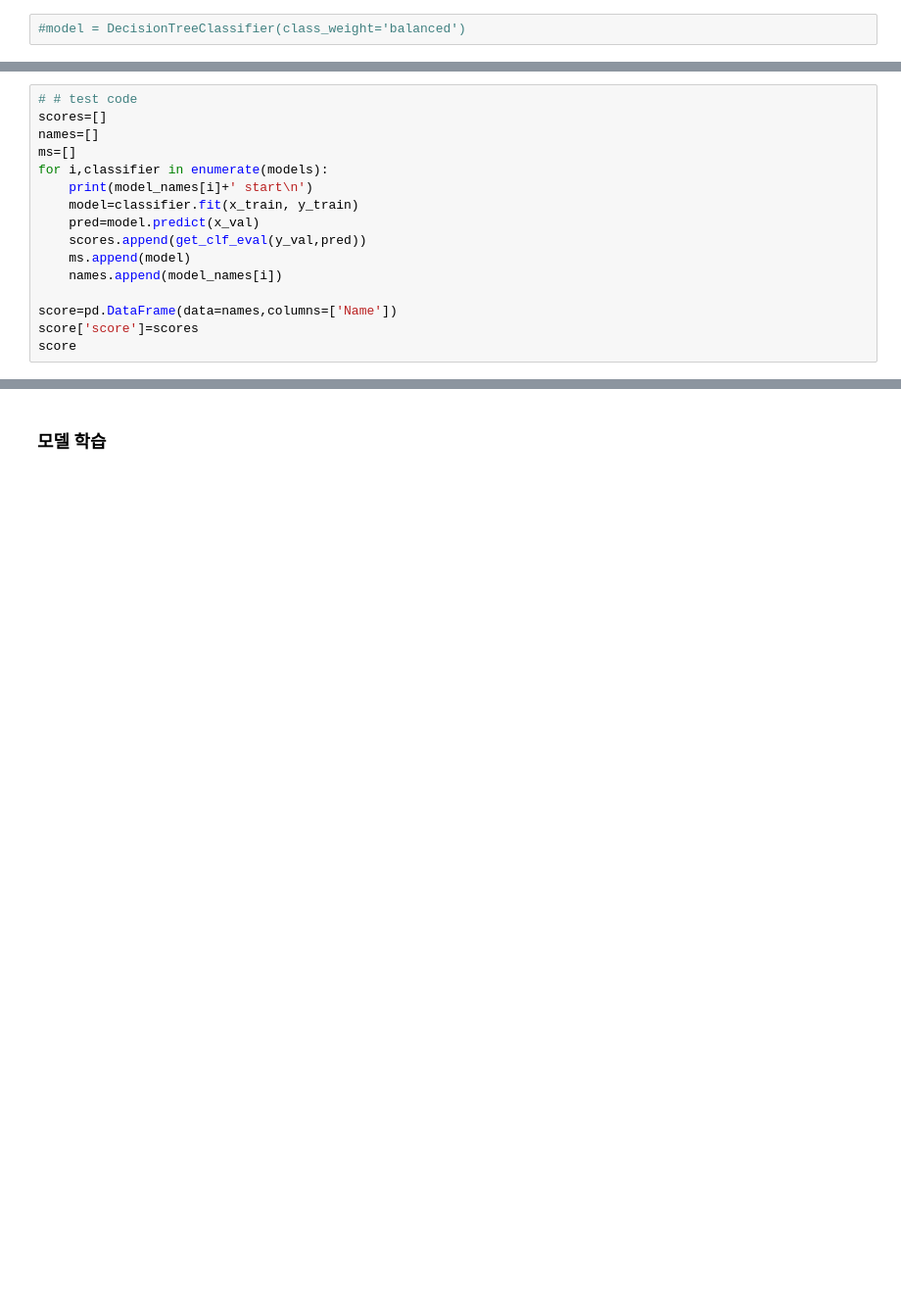
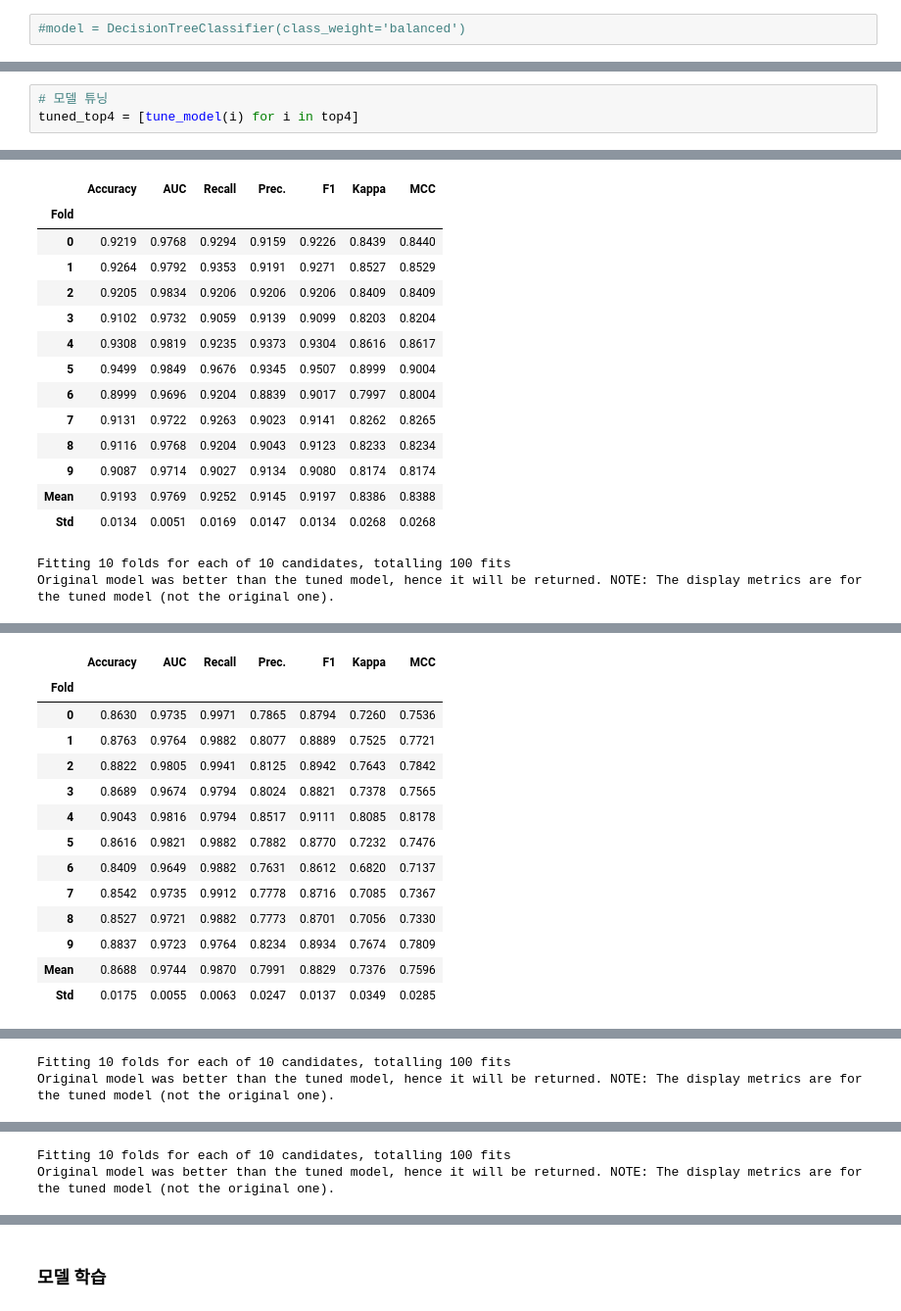
Before and after one commit to lg-aimers-yes/lg-aimers, a Jupyter notebook: code.ipynb, the cells around one changed output, grey strips where cells are left out. Shown at 98% size. Drawn from its saved outputs; the diff is of its cells as text; blank space fills up the shorter version.

```diff
--- a/code.ipynb
+++ b/code.ipynb
@@ -293,16 +247,0 @@ def get_clf_eval(y_test, y_pred=None):
-# %%
-# # test code
-scores=[]
-names=[]
-ms=[]
-for i,classifier in enumerate(models):
-    print(model_names[i]+' start\n')
-    model=classifier.fit(x_train, y_train)
-    pred=model.predict(x_val)
-    scores.append(get_clf_eval(y_val,pred))
-    ms.append(model)
-    names.append(model_names[i])
-
-score=pd.DataFrame(data=names,columns=['Name'])
-score['score']=scores
-score
@@ -394,0 +314,4 @@ LGBMClassifier(learning_rate=0.05, n_estimators=1000, random_state=42)
+# %%
+# 모델 튜닝
+tuned_top4 = [tune_model(i) for i in top4]
+# %% [output]
@@ -394,0 +319,16 @@ LGBMClassifier(learning_rate=0.05, n_estimators=1000, random_state=42)
+|  | Accuracy | AUC | Recall | Prec. | F1 | Kappa | MCC |
+| Fold |  |  |  |  |  |  |  |
+| 0 | 0.9219 | 0.9768 | 0.9294 | 0.9159 | 0.9226 | 0.8439 | 0.8440 |
+| 1 | 0.9264 | 0.9792 | 0.9353 | 0.9191 | 0.9271 | 0.8527 | 0.8529 |
+| 2 | 0.9205 | 0.9834 | 0.9206 | 0.9206 | 0.9206 | 0.8409 | 0.8409 |
+| 3 | 0.9102 | 0.9732 | 0.9059 | 0.9139 | 0.9099 | 0.8203 | 0.8204 |
+| 4 | 0.9308 | 0.9819 | 0.9235 | 0.9373 | 0.9304 | 0.8616 | 0.8617 |
+| 5 | 0.9499 | 0.9849 | 0.9676 | 0.9345 | 0.9507 | 0.8999 | 0.9004 |
+| 6 | 0.8999 | 0.9696 | 0.9204 | 0.8839 | 0.9017 | 0.7997 | 0.8004 |
+| 7 | 0.9131 | 0.9722 | 0.9263 | 0.9023 | 0.9141 | 0.8262 | 0.8265 |
+| 8 | 0.9116 | 0.9768 | 0.9204 | 0.9043 | 0.9123 | 0.8233 | 0.8234 |
+| 9 | 0.9087 | 0.9714 | 0.9027 | 0.9134 | 0.9080 | 0.8174 | 0.8174 |
+| Mean | 0.9193 | 0.9769 | 0.9252 | 0.9145 | 0.9197 | 0.8386 | 0.8388 |
+| Std | 0.0134 | 0.0051 | 0.0169 | 0.0147 | 0.0134 | 0.0268 | 0.0268 |
+Fitting 10 folds for each of 10 candidates, totalling 100 fits
+Original model was better than the tuned model, hence it will be returned. NOTE: The display metrics are for the tuned model (not the original one).
@@ -394,0 +336,14 @@ LGBMClassifier(learning_rate=0.05, n_estimators=1000, random_state=42)
+|  | Accuracy | AUC | Recall | Prec. | F1 | Kappa | MCC |
+| Fold |  |  |  |  |  |  |  |
+| 0 | 0.8630 | 0.9735 | 0.9971 | 0.7865 | 0.8794 | 0.7260 | 0.7536 |
+| 1 | 0.8763 | 0.9764 | 0.9882 | 0.8077 | 0.8889 | 0.7525 | 0.7721 |
+| 2 | 0.8822 | 0.9805 | 0.9941 | 0.8125 | 0.8942 | 0.7643 | 0.7842 |
+| 3 | 0.8689 | 0.9674 | 0.9794 | 0.8024 | 0.8821 | 0.7378 | 0.7565 |
+| 4 | 0.9043 | 0.9816 | 0.9794 | 0.8517 | 0.9111 | 0.8085 | 0.8178 |
+| 5 | 0.8616 | 0.9821 | 0.9882 | 0.7882 | 0.8770 | 0.7232 | 0.7476 |
+| 6 | 0.8409 | 0.9649 | 0.9882 | 0.7631 | 0.8612 | 0.6820 | 0.7137 |
+| 7 | 0.8542 | 0.9735 | 0.9912 | 0.7778 | 0.8716 | 0.7085 | 0.7367 |
+| 8 | 0.8527 | 0.9721 | 0.9882 | 0.7773 | 0.8701 | 0.7056 | 0.7330 |
+| 9 | 0.8837 | 0.9723 | 0.9764 | 0.8234 | 0.8934 | 0.7674 | 0.7809 |
+| Mean | 0.8688 | 0.9744 | 0.9870 | 0.7991 | 0.8829 | 0.7376 | 0.7596 |
+| Std | 0.0175 | 0.0055 | 0.0063 | 0.0247 | 0.0137 | 0.0349 | 0.0285 |
@@ -394,0 +351,2 @@ LGBMClassifier(learning_rate=0.05, n_estimators=1000, random_state=42)
+Fitting 10 folds for each of 10 candidates, totalling 100 fits
+Original model was better than the tuned model, hence it will be returned. NOTE: The display metrics are for the tuned model (not the original one).
@@ -394,0 +369,2 @@ LGBMClassifier(learning_rate=0.05, n_estimators=1000, random_state=42)
+Fitting 10 folds for each of 10 candidates, totalling 100 fits
+Original model was better than the tuned model, hence it will be returned. NOTE: The display metrics are for the tuned model (not the original one).
```
Also changed, not shown: parts of 23 cells of this notebook, 7 other files.
